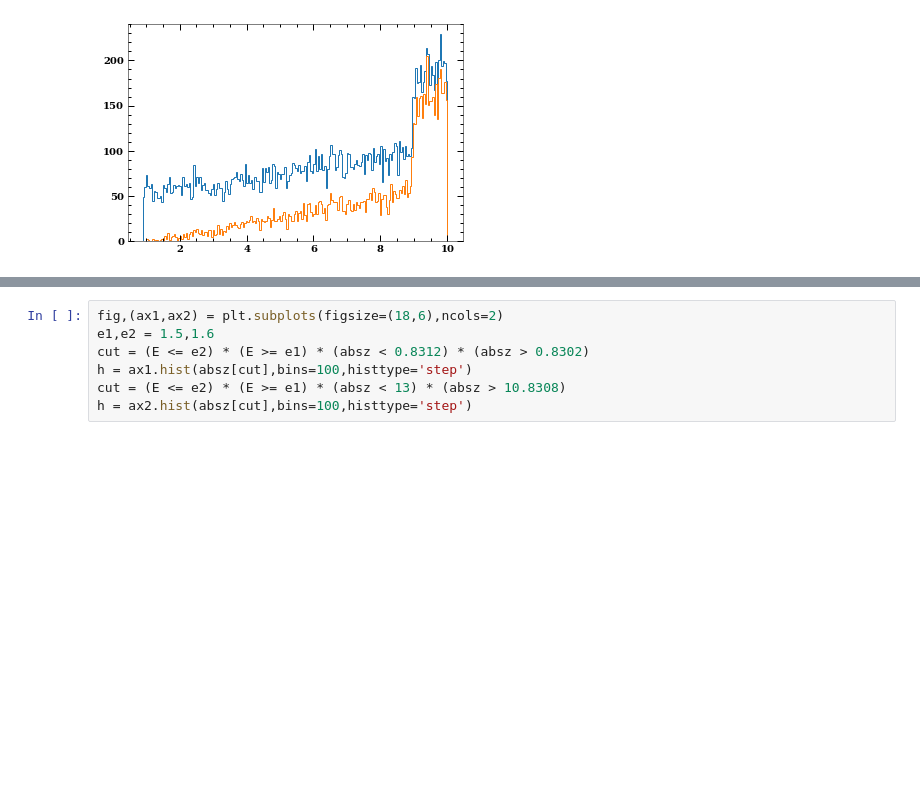
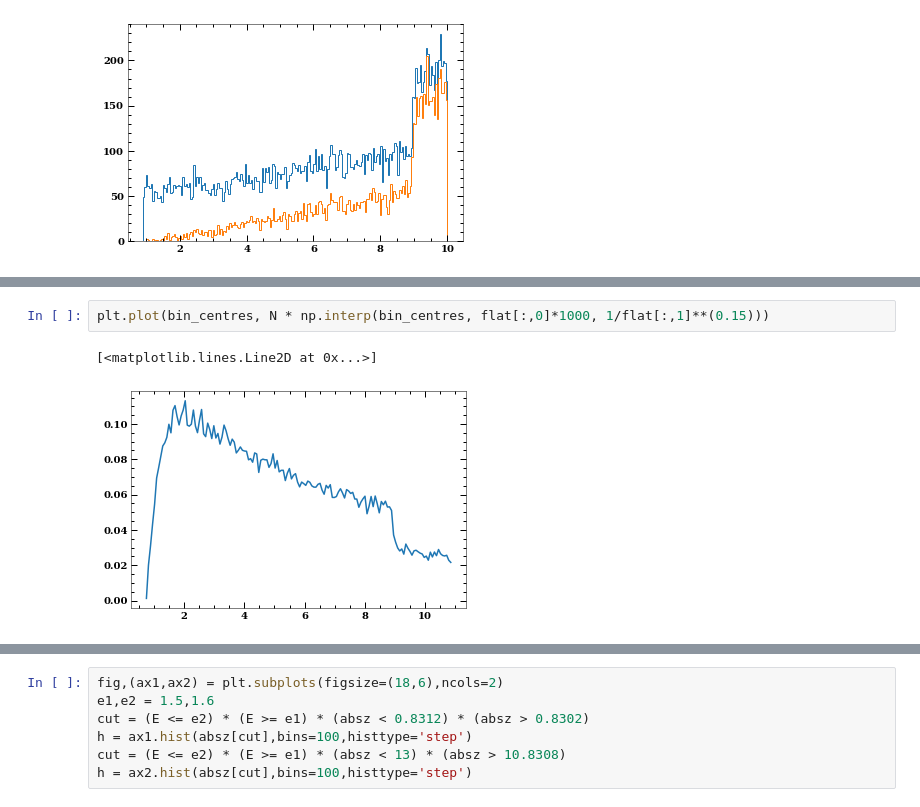
Before and after one commit to alpv95/IXPEML, a Jupyter notebook: notebooks/MDP_Check.ipynb, the cells around one changed output, grey strips where cells are left out. Drawn from its saved outputs; the diff is of its cells as text; blank space fills up the shorter version.

```diff
--- a/notebooks/MDP_Check.ipynb
+++ b/notebooks/MDP_Check.ipynb
@@ -183,0 +202,5 @@ FileNotFoundError: [Errno 2] No such file or directory: '/home/groups/rwr/alpv95
+# %%
+plt.plot(bin_centres, N * np.interp(bin_centres, flat[:,0]*1000, 1/flat[:,1]**(0.15)))
+# %% [output]
+[<matplotlib.lines.Line2D at 0x...>]
+[figure, added]
```
Also changed, not shown: parts of 20 cells of this notebook, 10 other files.
